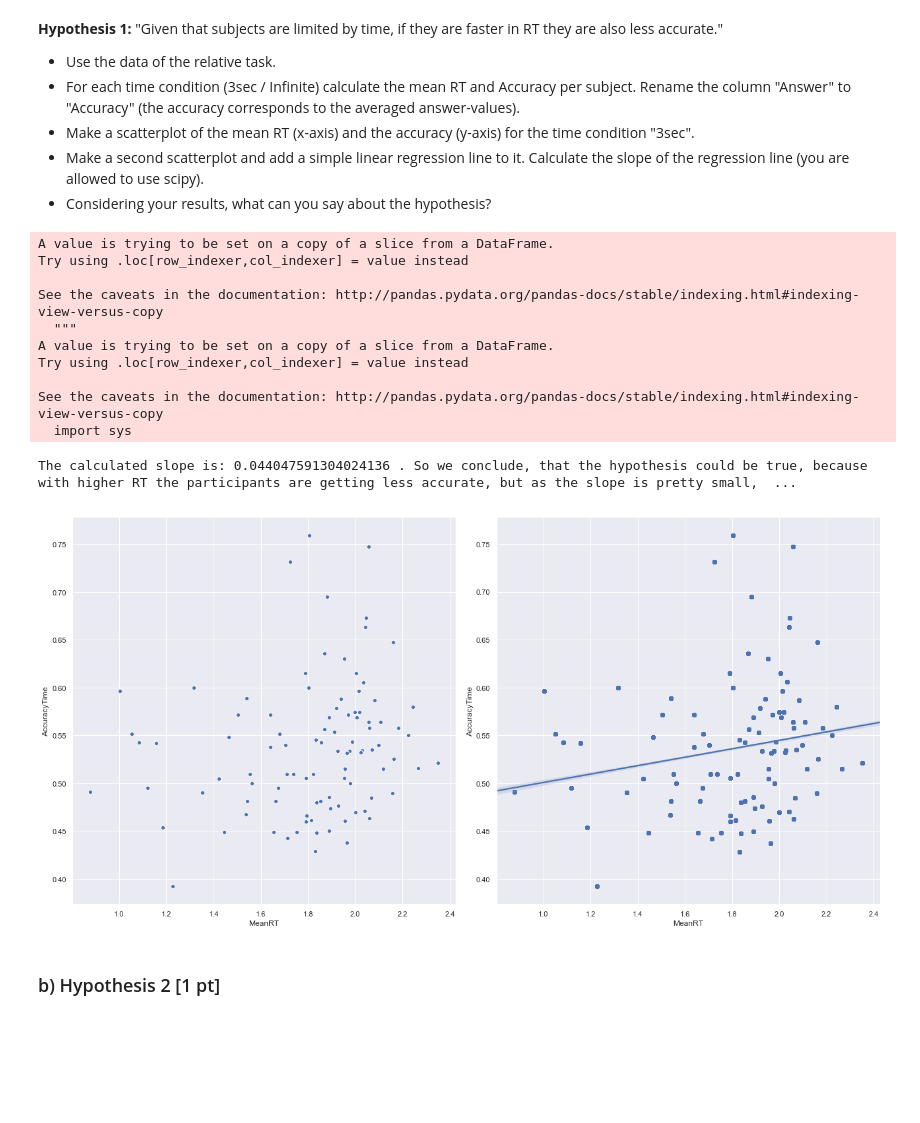
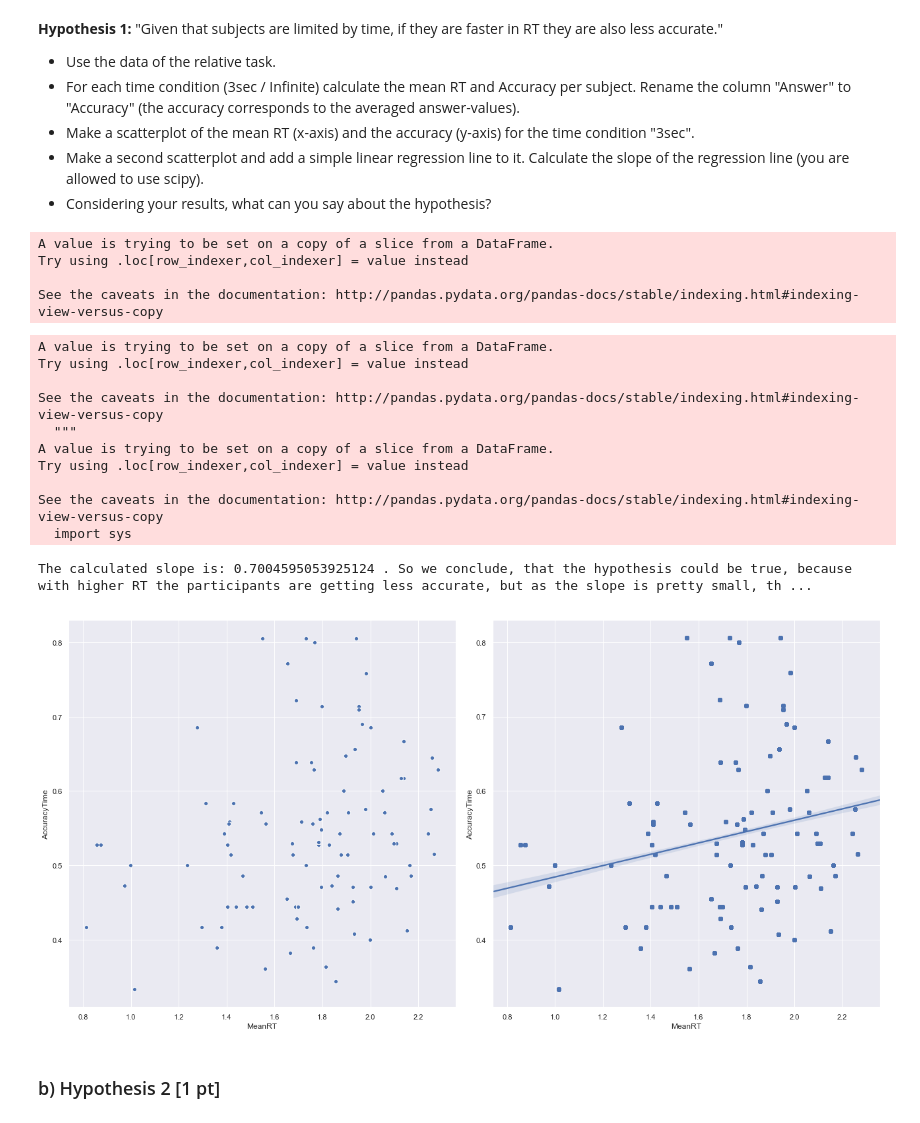
Before and after one commit to NBP-ACC/week-5-acc_11, a Jupyter notebook: sheet03_Viki.ipynb, the cells around one changed output. Saved outputs shown, nothing was run; the diff lists cells and outputs as text; code cells hidden in the pictures; blank space fills up the shorter version.

```diff
--- a/sheet03_Viki.ipynb
+++ b/sheet03_Viki.ipynb
@@ -186,42 +179,60 @@ Even after the removal of outliers, the data of the realtive- and the pointing-t
 - Make a scatterplot of the mean RT (x-axis) and the accuracy (y-axis) for the time condition "3sec".
 - Make a second scatterplot and add a simple linear regression line to it. Calculate the slope of the regression line (you are allowed to use scipy).
 - Considering your results, what can you say about the hypothesis?
+# %%
+#get data of relative task and preprocess them as in 1
+relative = pd.read_excel('Seahaven_dataset.xlsx',sheet_name='RelativeTask')
+#load defined columns
+relative = relative[['ReactionTime', 'AngularDiffBin', 'Subject', 'Task', 'Time', 'Answer' , 'Measurement']]
+#drop NaN's
+clean_relative = relative.dropna()
+#convert Answers into bool's
+clean_relative['Answer'] = (clean_relative['Answer'] != 'wrong').astype(int)
+#get bool-array with fitting RT-values
+outliers = np.abs(stats.zscore(clean_relative['ReactionTime'])) <=2
+#mask dataframe with bool-array
+normalized_relative = clean_relative[outliers]
+# %% [output]
+A value is trying to be set on a copy of a slice from a DataFrame.
+Try using .loc[row_indexer,col_indexer] = value instead
+
+See the caveats in the documentation: http://pandas.pydata.org/pandas-docs/stable/indexing.html#indexing-view-versus-copy
 # %%
 #use data from relative task and add new columns to it
-hyp_1 = normalized_data
+hyp_1 = normalized_relative
 
 #get the mean Reactiontimes of similar Subject and Time
 hyp_1['MeanRT'] = hyp_1.groupby(['Time','Subject'])['ReactionTime'].transform('mean')
 #get the mean Answers of same Subject and Time
 hyp_1['AccuracyTime'] = hyp_1.groupby(['Time','Subject'])['Answer'].transform('mean')
 
 #masking the time = 3sec
 specific_time=  hyp_1['Time']=="3sec"
 specific_time = hyp_1[specific_time]
 
 #plotting
 fig, ax = plt.subplots(figsize=(18,9),ncols=2)
 sns.scatterplot(data = specific_time, y = 'AccuracyTime',x='MeanRT', ax= ax[0])
 sns.regplot(data = specific_time, y = 'AccuracyTime',x='MeanRT',ax=ax[1])
 
 fig.tight_layout()
 # get the slope with scipy
 slope, intercept, r_value, p_value, std_err = stats.linregress(specific_time['MeanRT'],specific_time['AccuracyTime'])
 
 print("The calculated slope is:" ,slope,". So we conclude, that the hypothesis could be true, because with higher RT the participants are getting less accurate, but as the slope is pretty small, the  linear regression is not a clear evidence for that.")
 # %% [output]
 A value is trying to be set on a copy of a slice from a DataFrame.
 Try using .loc[row_indexer,col_indexer] = value instead
 
 See the caveats in the documentation: http://pandas.pydata.org/pandas-docs/stable/indexing.html#indexing-view-versus-copy
   """
 A value is trying to be set on a copy of a slice from a DataFrame.
 Try using .loc[row_indexer,col_indexer] = value instead
 
 See the caveats in the documentation: http://pandas.pydata.org/pandas-docs/stable/indexing.html#indexing-view-versus-copy
   import sys
-The calculated slope is: 0.044047591304024136 . So we conclude, that the hypothesis could be true, because with higher RT the participants are getting less accurate, but as the slope is pretty small,  ...
+The calculated slope is: 0.7004595053925124 . So we conclude, that the hypothesis could be true, because with higher RT the participants are getting less accurate, but as the slope is pretty small, th ...
-[figure, old version]
+[figure, new version]
 # %% [markdown]
 ### b) Hypothesis 2 [1 pt]
 # %% [markdown]
```
Also changed, not shown: parts of 6 cells of this notebook.
